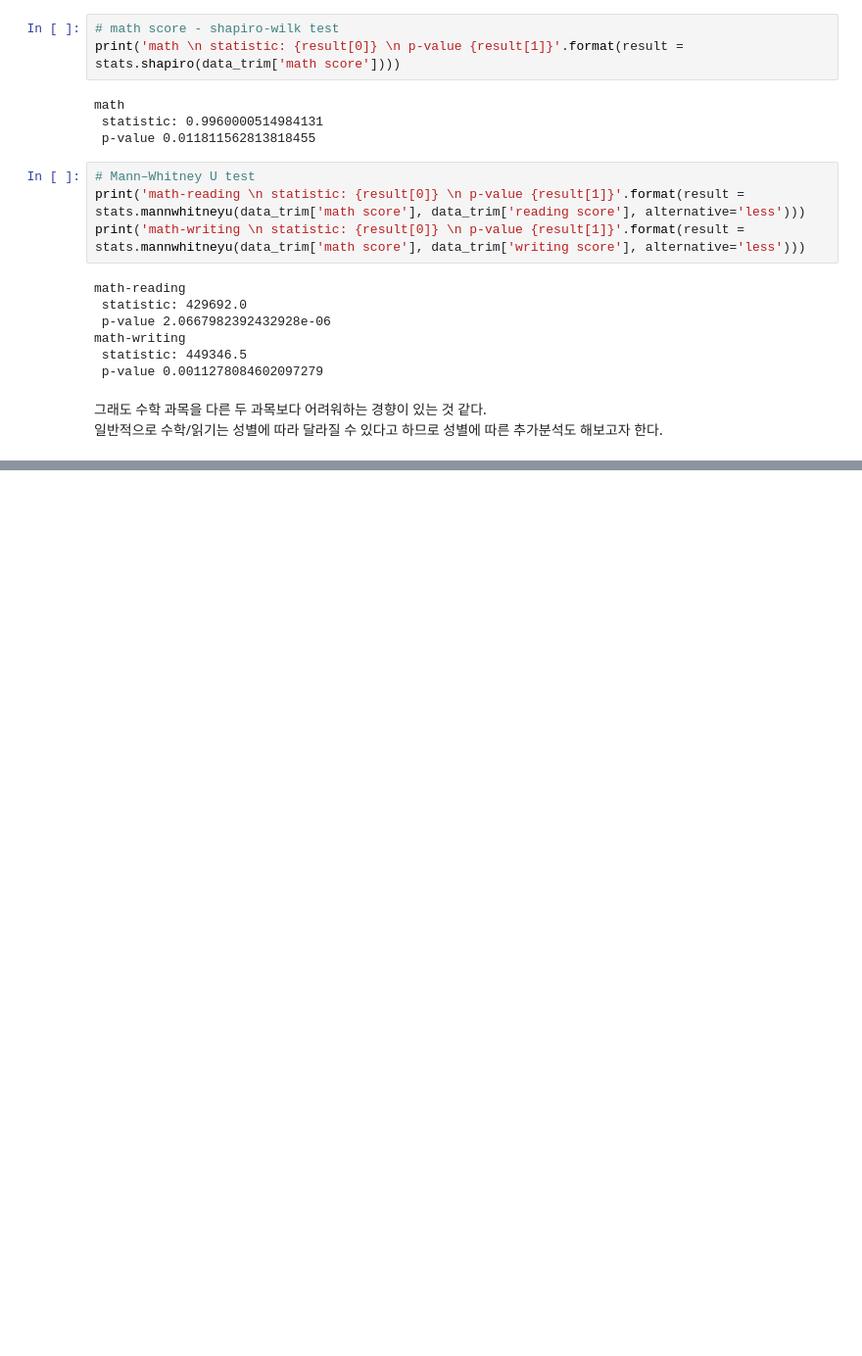
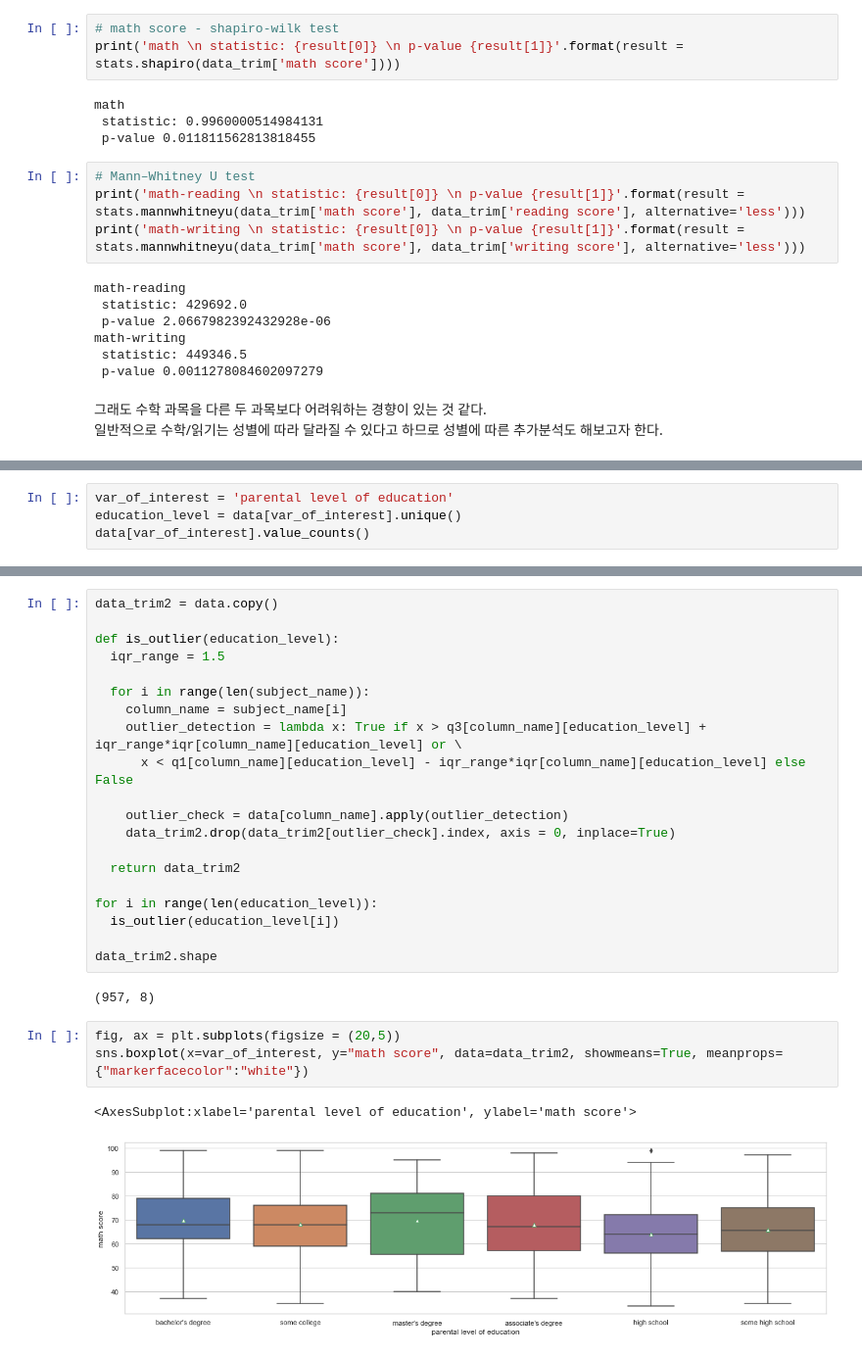
Before and after one commit to 12yoonj/data-analysis-practice, a Jupyter notebook: students_performance/students_performance.ipynb, the cells around one changed output, grey strips where cells are left out. Shown at 98% size. Drawn from its saved outputs; the diff is of its cells as text; blank space fills up the shorter version.

```diff
--- a/students_performance/students_performance.ipynb
+++ b/students_performance/students_performance.ipynb
@@ -288,0 +295,4 @@ math-writing
+# %%
+var_of_interest = 'parental level of education'
+education_level = data[var_of_interest].unique()
+data[var_of_interest].value_counts()
@@ -288,0 +322,28 @@ math-writing
+# %%
+data_trim2 = data.copy()
+
+def is_outlier(education_level):
+  iqr_range = 1.5
+
+  for i in range(len(subject_name)):
+    column_name = subject_name[i]
+    outlier_detection = lambda x: True if x > q3[column_name][education_level] + iqr_range*iqr[column_name][education_level] or \
+      x < q1[column_name][education_level] - iqr_range*iqr[column_name][education_level] else False
+
+    outlier_check = data[column_name].apply(outlier_detection)
+    data_trim2.drop(data_trim2[outlier_check].index, axis = 0, inplace=True)
+
+  return data_trim2
+
+for i in range(len(education_level)):
+  is_outlier(education_level[i])
+
+data_trim2.shape
+# %% [output]
+(957, 8)
+# %%
+fig, ax = plt.subplots(figsize = (20,5))
+sns.boxplot(x=var_of_interest, y="math score", data=data_trim2, showmeans=True, meanprops={"markerfacecolor":"white"})
+# %% [output]
+<AxesSubplot:xlabel='parental level of education', ylabel='math score'>
+[figure, added]
```
Also changed, not shown: parts of 33 cells of this notebook.
